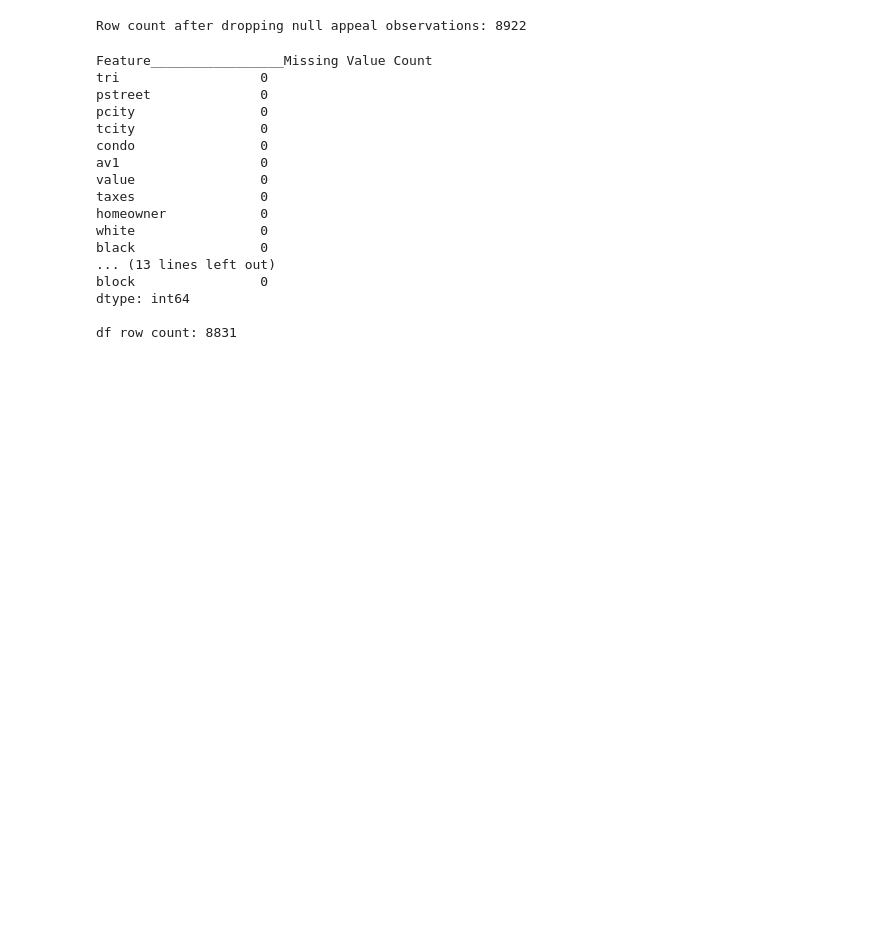
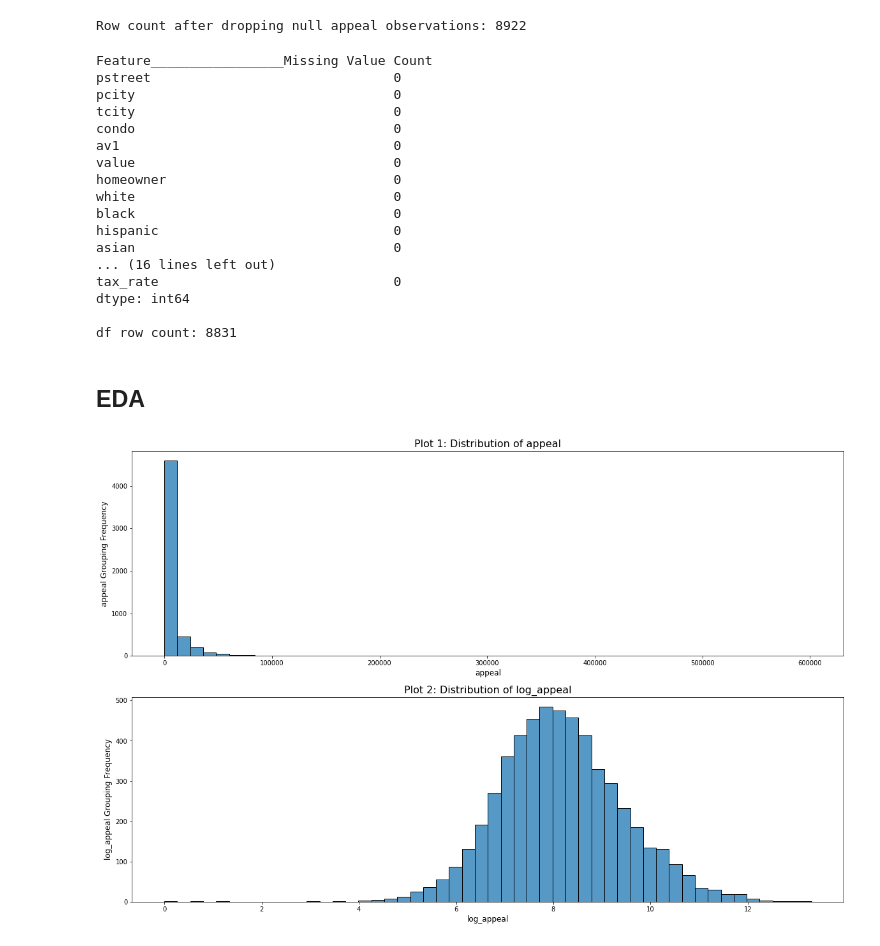
Before and after one commit to claytonjhamilton/Coursera_collab, a Jupyter notebook: question_2.ipynb, the cells around one changed output. Saved outputs shown, nothing was run; the diff lists cells and outputs as text; code cells hidden in the pictures; blank space fills up the shorter version.

```diff
--- a/question_2.ipynb
+++ b/question_2.ipynb
@@ -152,6 +154,14 @@ parcel   unique values: 1
     Original unique values for review: ['00']
 multicode   unique values: 1
     Original unique values for review: ['0000']
+# %%
+# Encode categorical features; Always drop one column to prevent multicollinearity issues
+df = pd.get_dummies(df, columns=['walkfac'], prefix='walkfac', prefix_sep='_', drop_first=True)
+df = pd.get_dummies(df, columns=['tri'], prefix='tri', prefix_sep='_', drop_first=True)
+# %%
+# create tax rate (Jeff's code)
+df['tax_rate'] = df['taxes'] / df['value'] * 100
+df = df.drop(columns='taxes')
 # %% [markdown]
 ## Data Quality - Missingness
 
@@ -202,19 +212,45 @@ print(df.isna().sum())
 print("\ndf row count:",len(df))
 # %% [output]
 Feature_________________Missing Value Count
-tri                  0
-pstreet              0
-pcity                0
-tcity                0
-condo                0
-av1                  0
-value                0
-taxes                0
-homeowner            0
-white                0
-black                0
-... (13 lines left out)
-block                0
+pstreet                               0
+pcity                                 0
+tcity                                 0
+condo                                 0
+av1                                   0
+value                                 0
+homeowner                             0
+white                                 0
+black                                 0
+hispanic                              0
+asian                                 0
+... (16 lines left out)
+tax_rate                              0
 dtype: int64
 
 df row count: 8831
+# %% [markdown]
+## EDA
+# %%
+# Create new feature log_appeal
+# ## Exclude where appeal = 0 because these are unsuccessful appeals (no monetary reward).
+df = df[(df['appeal']>0)]
+df['log_appeal'] = np.log(df['appeal'])
+
+# Review dependent variable: appeal
+plt.figure(figsize=(20,13))
+plt.subplot(2, 1, 1)
+ax1 = sns.histplot(df["appeal"], bins = 50, kde=False)
+ax1.set_xlabel("appeal",fontsize=12)
+ax1.set_ylabel("appeal Grouping Frequency",fontsize=12)
+ax1.set_title('Plot 1: Distribution of appeal',fontsize=16)
+plt.subplot(2, 1, 2)
+ax1 = sns.histplot(df["log_appeal"], bins = 50, kde=False)
+ax1.set_xlabel("log_appeal",fontsize=12)
+ax1.set_ylabel("log_appeal Grouping Frequency",fontsize=12)
+ax1.set_title('Plot 2: Distribution of log_appeal',fontsize=16)
+plt.show()
+
+# Drop appeal
+df = df.drop(columns='appeal')
+# %% [output]
+[figure, added]
```
Also changed, not shown: parts of 13 cells of this notebook.
